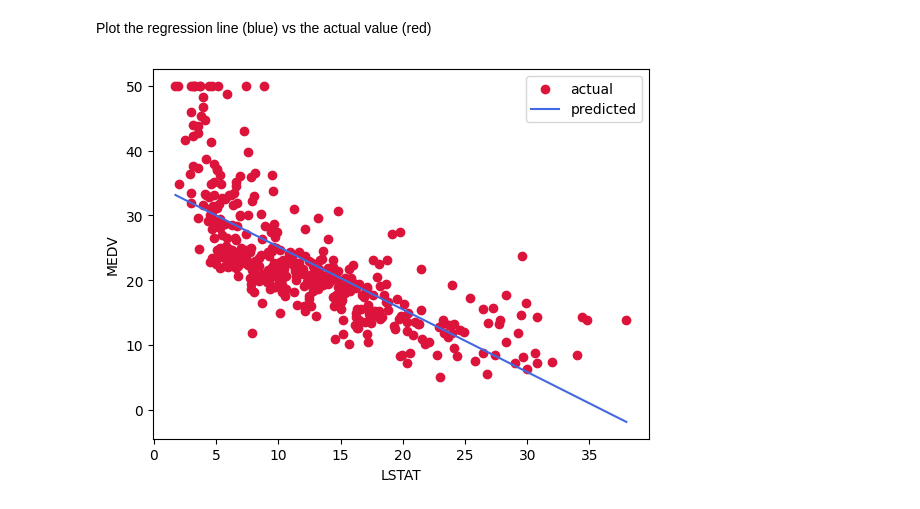
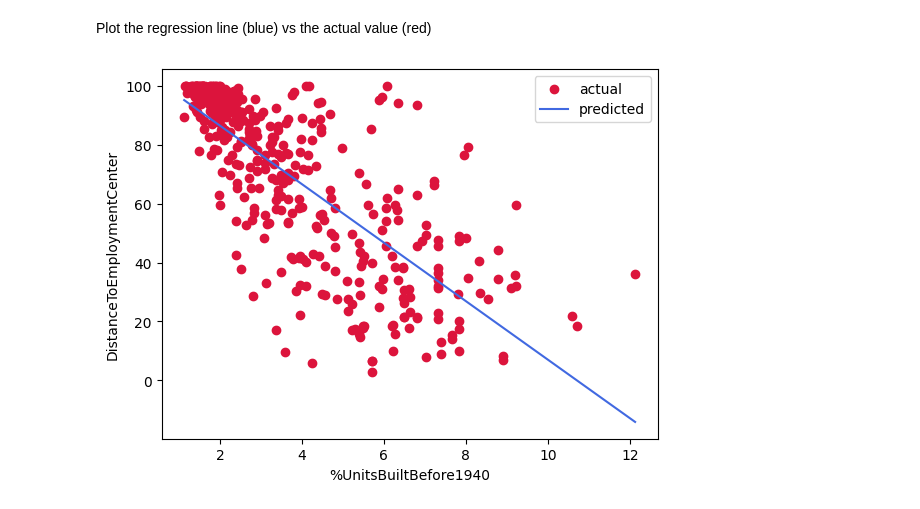
Before and after one commit to NUS-ISS-LC/assignment-4-linear-and-logistic-regression-PB-Tan, a Jupyter notebook: Linear_Reg_workshop1.ipynb, the cells around one changed output. Cells and saved outputs as stored; diff of their text form; code cells hidden in the pictures.

```diff
--- a/Linear_Reg_workshop1.ipynb
+++ b/Linear_Reg_workshop1.ipynb
@@ -36,9 +36,8 @@ Variables in order:
 # Construct a dataframe for our data and target for a better illustration
 # set the columns names according to the result above
 
-cols = ['CRIM','ZN','INDUS','CHAS','NOX','RM','AGE','DIS','RAD','TAX','PTRATIO','B','LSTAT','MEDV']
 df = pd.read_csv('boston.csv')
-df = df[cols]
+df = df.iloc[:, 1:] #discard the first column
 print(df.head())
 print(df.shape)
 # %% [output]
@@ -82,10 +108,10 @@ from sklearn.model_selection import train_test_split
 # instantiate a linear regression model
 # train the model to fit the training data, finding the coef and intercept
 # %%
-medianHomeValue = df['MEDV']
-percentLowSE = df[['LSTAT']]
+age = df['AGE']
+distance = df[['DIS']]
 
-x_train, x_test, y_train, y_test = train_test_split(percentLowSE, medianHomeValue, test_size = 0.2, random_state=42)
+x_train, x_test, y_train, y_test = train_test_split(age, distance, test_size = 0.2, random_state=42)
 
 # print("x-train: \n {} \n y-train: \n {}".format(percentLowSE, medianHomeValue))
 
@@ -141,7 +167,6 @@ As the r2-score isn't very close to 1, our linear regression model doesn't reall
 We can visualize it to see what the model looks like
 # %%
 linReg = linear_model.LinearRegression()
-x_train = x_train.values.reshape(-1,1)
 linReg.fit(x_train, y_train)
 # %% [output]
 LinearRegression()
@@ -150,20 +175,20 @@ Plot the regression line (blue) vs the actual value (red)
 # %%
 # We want to plot the regression line(blue) vs the actual value(red)
 
 linReg = linear_model.LinearRegression()
 linReg.fit(x_train, y_train)
 
 y_pred = linReg.predict(x_train)
 
 # plot y_pred vs x_test
 x_vals = x_train.flatten()
 order = x_vals.argsort()
 
 plt.scatter(x_vals, y_train, color='crimson', label='actual')
 plt.plot(x_vals[order], y_pred[order], color='royalblue', label='predicted')
-plt.xlabel('LSTAT')
-plt.ylabel('MEDV')
+plt.xlabel('%UnitsBuiltBefore1940')
+plt.ylabel('DistanceToEmploymentCenter')
 plt.legend()
 plt.show()
 # %% [output]
-[figure, old version]
+[figure, new version]
```
Also changed, not shown: parts of 5 cells of this notebook, 1 other file.
